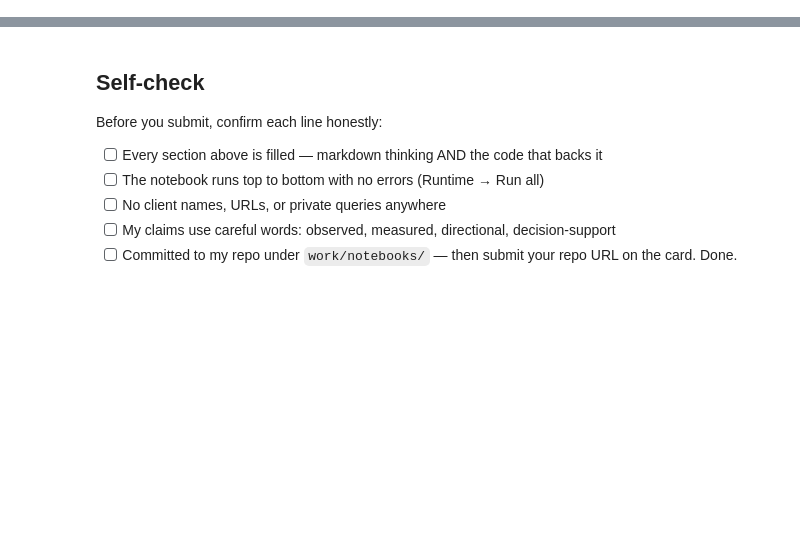
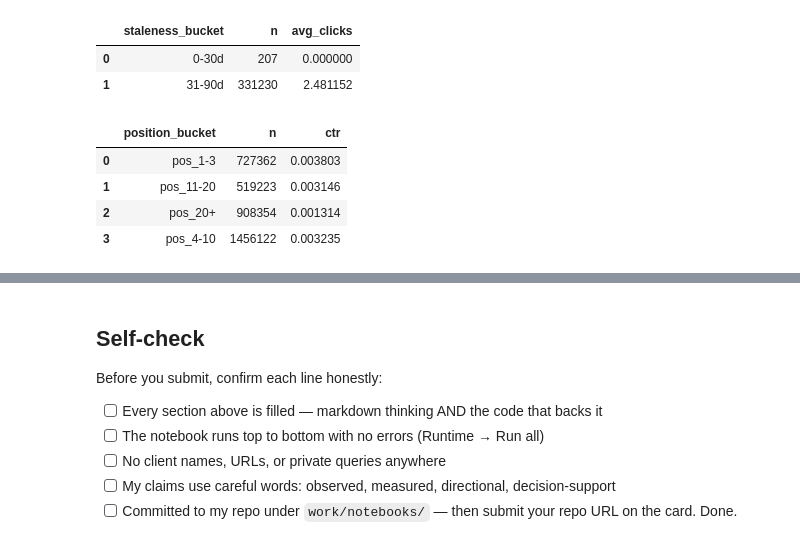
Before and after one commit to him2079/flyrank-ml-internship, a Jupyter notebook: work/notebooks/w04_baseline_score.ipynb, the cells around one changed output, grey strips where cells are left out. Cells and saved outputs as stored; diff of their text form; code cells hidden in the pictures; blank space fills up the shorter version.

```diff
--- a/work/notebooks/w04_baseline_score.ipynb
+++ b/work/notebooks/w04_baseline_score.ipynb
@@ -12,0 +34,49 @@ This skeleton is yours to fill. Work the sections **in order** — each one has
+# %%
+staleness_check = con.execute("""
+    SELECT
+        CASE
+            WHEN days_since = 0 THEN '0-30d'
+            WHEN days_since <= 90 THEN '31-90d'
+            WHEN days_since <= 180 THEN '91-180d'
+            ELSE '180d+'
+        END as staleness_bucket,
+        COUNT(*) as n,
+        AVG(gsc_clicks) as avg_clicks
+    FROM (
+        SELECT content_hash_id, client_hash_id,
+            DATE_DIFF('day', MIN(report_date), MAX(report_date)) as days_since,
+            SUM(gsc_clicks) as gsc_clicks
+        FROM read_parquet('hf://datasets/FlyRank/internship-warehouse/fact_content_daily_performance/month=2026-03/*.parquet')
+        GROUP BY 1,2
+    )
+    GROUP BY 1
+    ORDER BY 1
+""").df()
+staleness_check
+# %% [output]
+|  | staleness_bucket | n | avg_clicks |
+| 0 | 0-30d | 207 | 0.000000 |
+| 1 | 31-90d | 331230 | 2.481152 |
+# %%
+ctr_position_check = con.execute("""
+    SELECT
+        CASE
+            WHEN gsc_avg_position <= 3 THEN 'pos_1-3'
+            WHEN gsc_avg_position <= 10 THEN 'pos_4-10'
+            WHEN gsc_avg_position <= 20 THEN 'pos_11-20'
+            ELSE 'pos_20+'
+        END as position_bucket,
+        COUNT(*) as n,
+        SUM(gsc_clicks)*1.0 / NULLIF(SUM(gsc_impressions),0) as ctr
+    FROM read_parquet('hf://datasets/FlyRank/internship-warehouse/fact_content_daily_performance/month=2026-03/*.parquet')
+    WHERE gsc_impressions > 0
+    GROUP BY 1
+    ORDER BY 1
+""").df()
+ctr_position_check
+# %% [output]
+|  | position_bucket | n | ctr |
+| 0 | pos_1-3 | 727362 | 0.003803 |
+| 1 | pos_11-20 | 519223 | 0.003146 |
+| 2 | pos_20+ | 908354 | 0.001314 |
+| 3 | pos_4-10 | 1456122 | 0.003235 |
```
Also changed, not shown: parts of 12 cells of this notebook.
